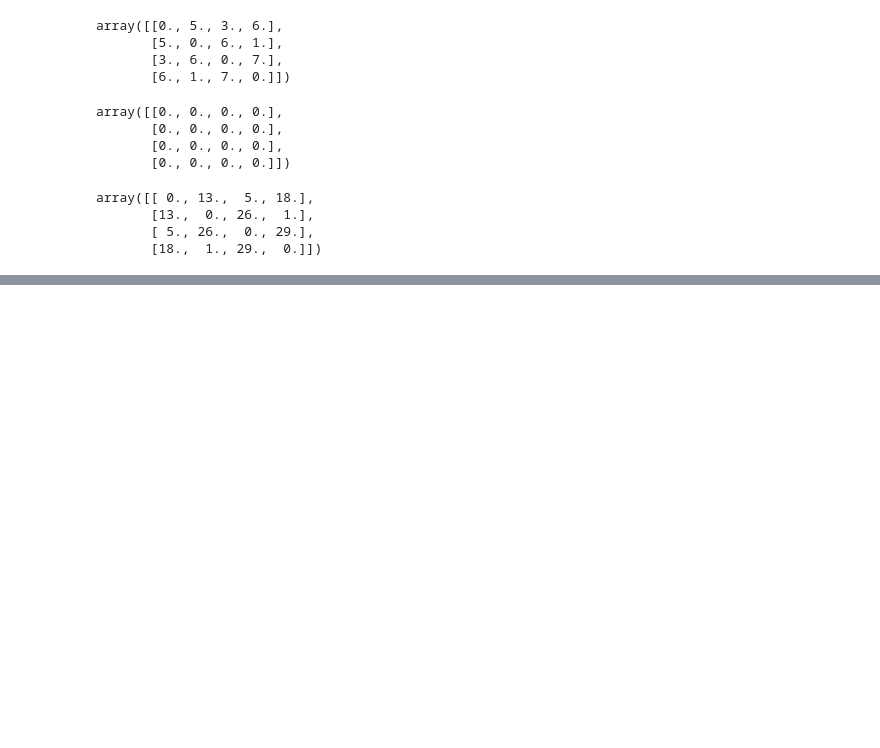
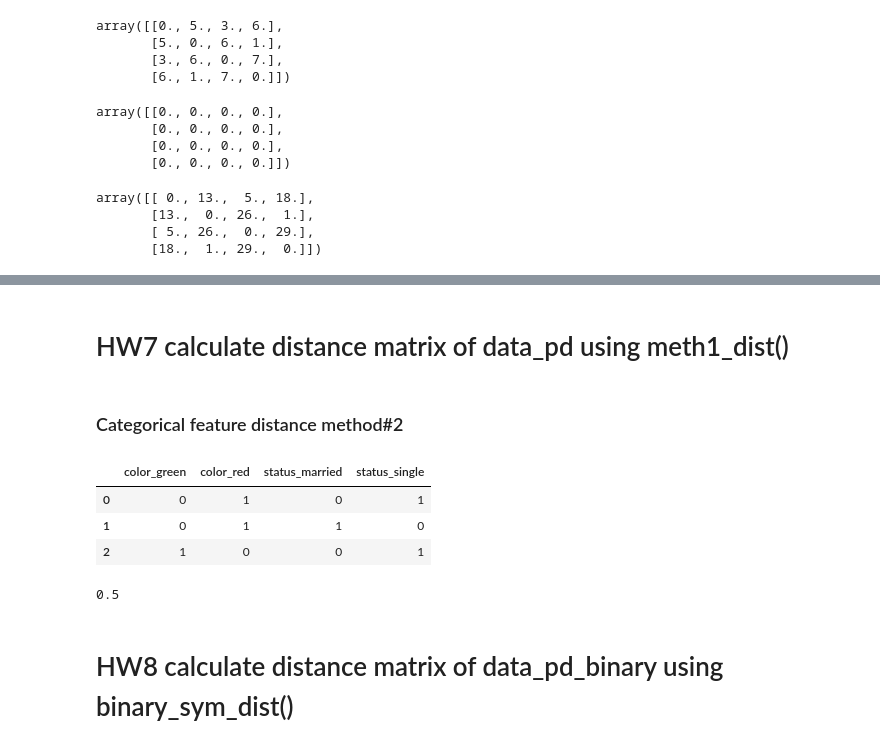
Before and after one commit to paweenatoei/KKU_data_mining, a Jupyter notebook: Data103_Distance.ipynb, the cells around one changed output, grey strips where cells are left out. Cells and saved outputs as stored; diff of their text form; code cells hidden in the pictures; blank space fills up the shorter version.

```diff
--- a/Data103_Distance.ipynb
+++ b/Data103_Distance.ipynb
@@ -90,0 +123,4 @@ array([[ 0., 13.,  5., 18.],
+# %%
+data_dict = {'color':['red','red','green'],
+             'status':['single','married','single']}
+data_dict
@@ -90,0 +129,3 @@ array([[ 0., 13.,  5., 18.],
+# %%
+data_pd = pd.DataFrame.from_dict(data_dict)
+data_pd
@@ -90,0 +164,12 @@ array([[ 0., 13.,  5., 18.],
+# %% [markdown]
+# HW7 calculate distance matrix of data_pd using meth1_dist()
+# %% [markdown]
+### Categorical feature distance method#2
+# %%
+data_pd_binary = pd.get_dummies(data_pd)
+data_pd_binary
+# %% [output]
+|  | color_green | color_red | status_married | status_single |
+| 0 | 0 | 1 | 0 | 1 |
+| 1 | 0 | 1 | 1 | 0 |
+| 2 | 1 | 0 | 0 | 1 |
@@ -90,0 +191,6 @@ array([[ 0., 13.,  5., 18.],
+# %%
+binary_sym_dist(list(data_pd_binary.iloc[0,:]),list(data_pd_binary.iloc[1,:]))
+# %% [output]
+0.5
+# %% [markdown]
+# HW8 calculate distance matrix of data_pd_binary using binary_sym_dist()
```
Also changed, not shown: parts of 19 cells of this notebook.
